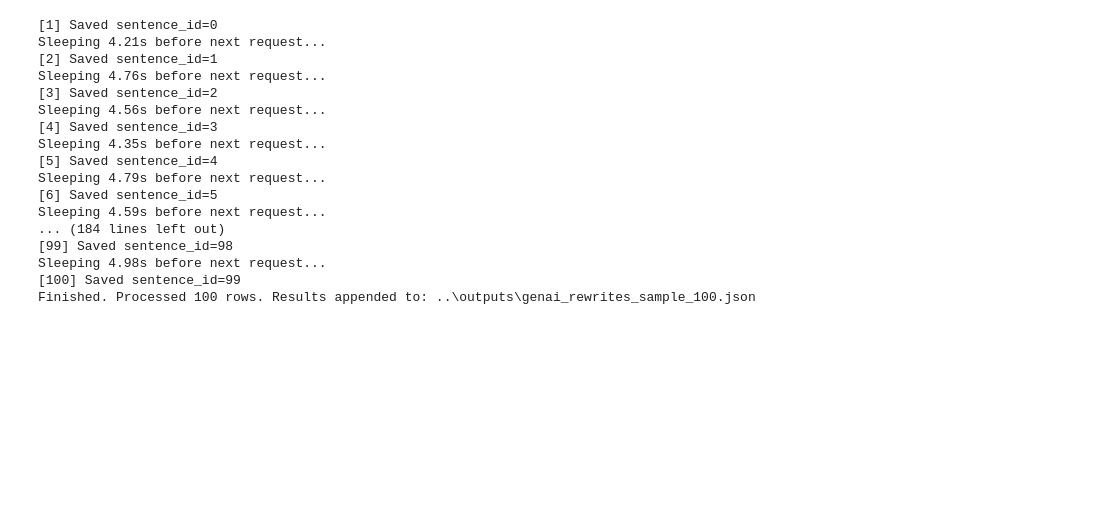
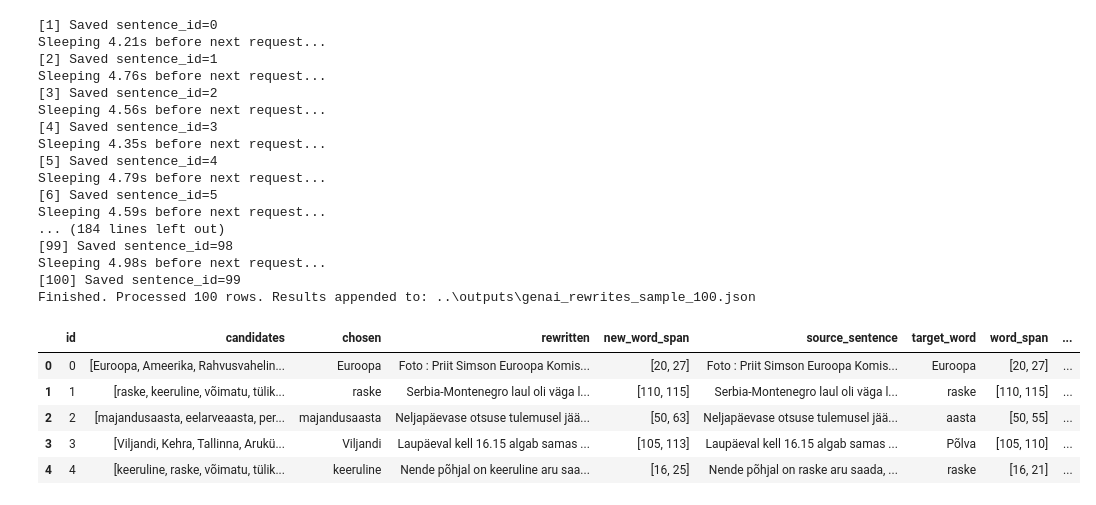
Before and after one commit to SanderSaska/EstNLTK_model_training, a Jupyter notebook: notebooks/LLM_API.ipynb, the cells around one changed output. Saved outputs shown, nothing was run; the diff lists cells and outputs as text; code cells hidden in the pictures; blank space fills up the shorter version.

```diff
--- a/notebooks/LLM_API.ipynb
+++ b/notebooks/LLM_API.ipynb
@@ -581,7 +581,7 @@ if output_file.exists():
 # %%
 # Open LLM sample annotation data
 llm_samples_df = pd.read_json(
-    OUTPUT_DIR / "genai_rewrites_sample.json", orient="records"
+    OUTPUT_DIR / "genai_rewrites_sample_100.json", orient="records"
 )
 cols = llm_samples_df.columns.tolist()
 cols.insert(
@@ -598,3 +598,12 @@ llm_samples_df.to_json(
     indent=2,
     force_ascii=False,
 )
+# %%
+display(llm_samples_df.head())
+# %% [output]
+|  | id | candidates | chosen | rewritten | new_word_span | source_sentence | target_word | word_span | ... |
+| 0 | 0 | [Euroopa, Ameerika, Rahvusvahelin... | Euroopa | Foto : Priit Simson Euroopa Komis... | [20, 27] | Foto : Priit Simson Euroopa Komis... | Euroopa | [20, 27] | ... |
+| 1 | 1 | [raske, keeruline, võimatu, tülik... | raske | Serbia-Montenegro laul oli väga l... | [110, 115] | Serbia-Montenegro laul oli väga l... | raske | [110, 115] | ... |
+| 2 | 2 | [majandusaasta, eelarveaasta, per... | majandusaasta | Neljapäevase otsuse tulemusel jää... | [50, 63] | Neljapäevase otsuse tulemusel jää... | aasta | [50, 55] | ... |
+| 3 | 3 | [Viljandi, Kehra, Tallinna, Arukü... | Viljandi | Laupäeval kell 16.15 algab samas ... | [105, 113] | Laupäeval kell 16.15 algab samas ... | Põlva | [105, 110] | ... |
+| 4 | 4 | [keeruline, raske, võimatu, tülik... | keeruline | Nende põhjal on keeruline aru saa... | [16, 25] | Nende põhjal on raske aru saada, ... | raske | [16, 21] | ... |
```
Also changed, not shown: parts of 3 cells of this notebook, 1 other file.
